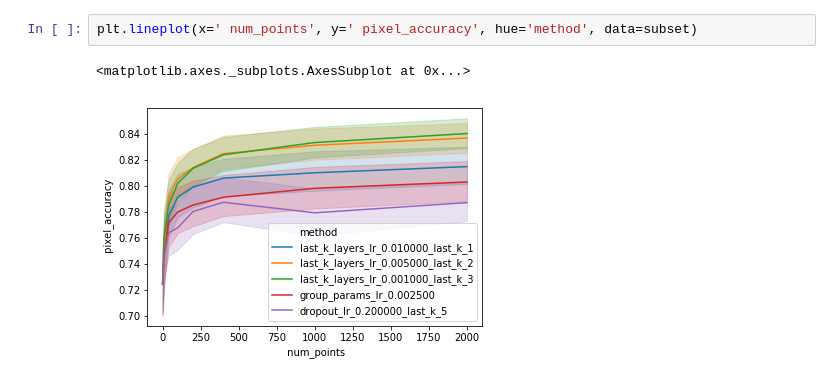
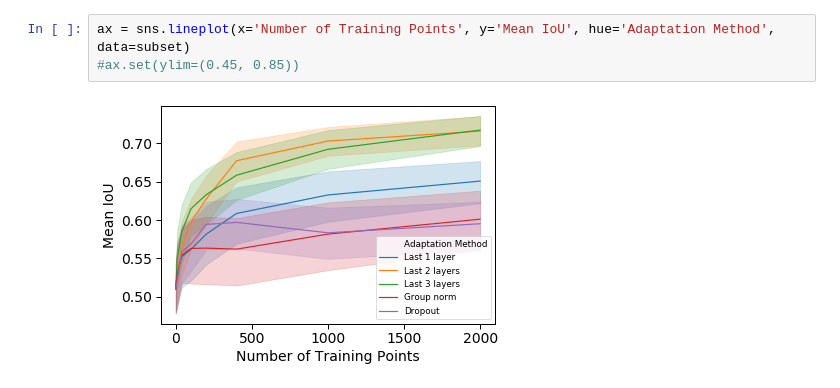
Before and after one commit to microsoft/landcover, a Jupyter notebook: analysis/active-learning-analyses.ipynb, the cells around one changed output. Cells and saved outputs as stored; diff of their text form.

```diff
--- a/analysis/active-learning-analyses.ipynb
+++ b/analysis/active-learning-analyses.ipynb
@@ -154,8 +201,8 @@ plt.lineplot(x=' num_points', y=' mean_IoU', hue='method', data=subset)
-# %%
-plt.lineplot(x=' num_points', y=' pixel_accuracy', hue='method', data=subset)
-# %% [output]
-<matplotlib.axes._subplots.AxesSubplot at 0x...>
-[figure, removed]
+# %%
+ax = sns.lineplot(x='Number of Training Points', y='Mean IoU', hue='Adaptation Method', data=subset)
+#ax.set(ylim=(0.45, 0.85))
+# %% [output]
+[figure, added]
 # %%
 ##########################################
 #### Generate plot of mean IoU per query strategy
```
Also changed, not shown: parts of 9 cells of this notebook.
